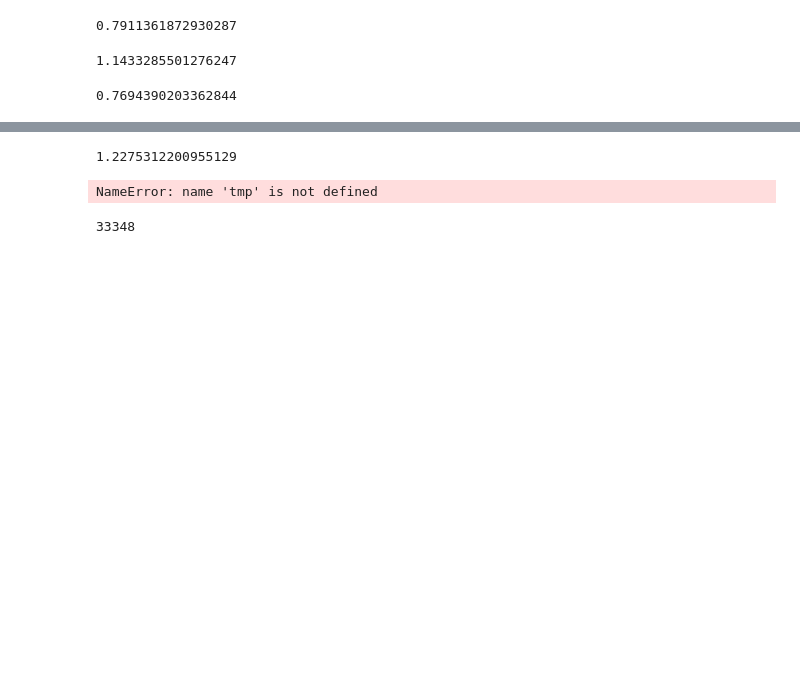
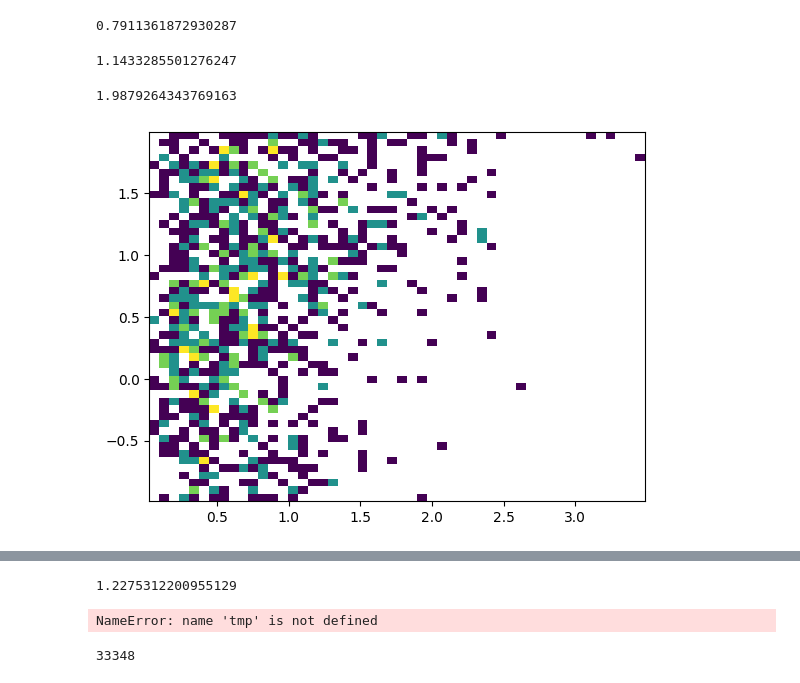
Before and after one commit to PrasannS/rlhf-length-biases, a Jupyter notebook: eval/examine_dcarto.ipynb, the cells around one changed output, grey strips where cells are left out. Saved outputs shown, nothing was run; the diff lists cells and outputs as text; code cells hidden in the pictures; blank space fills up the shorter version.

```diff
--- a/eval/examine_dcarto.ipynb
+++ b/eval/examine_dcarto.ipynb
@@ -211,9 +237,15 @@ rsanity.vars.median()
 # %% [output]
 1.1433285501276247
 # %%
-rlcdbase.vars.median()
+rlcdbase.confs.abs().mean()
 # %% [output]
-0.7694390203362844
+1.9879264343769163
+# %%
+sanuids = pd.read_json("../trl-general/truncvals/rlcdbothcutminisanity.json", orient='records', lines=True)
+# %%
+lenscat(rlcdbase[rlcdbase.uid.isin(sanuids[0])])
+# %% [output]
+[figure, added]
 # %%
 lenscat(rsanity)
 # %% [output]
```
Also changed, not shown: parts of 15 cells of this notebook, 5 other files.
